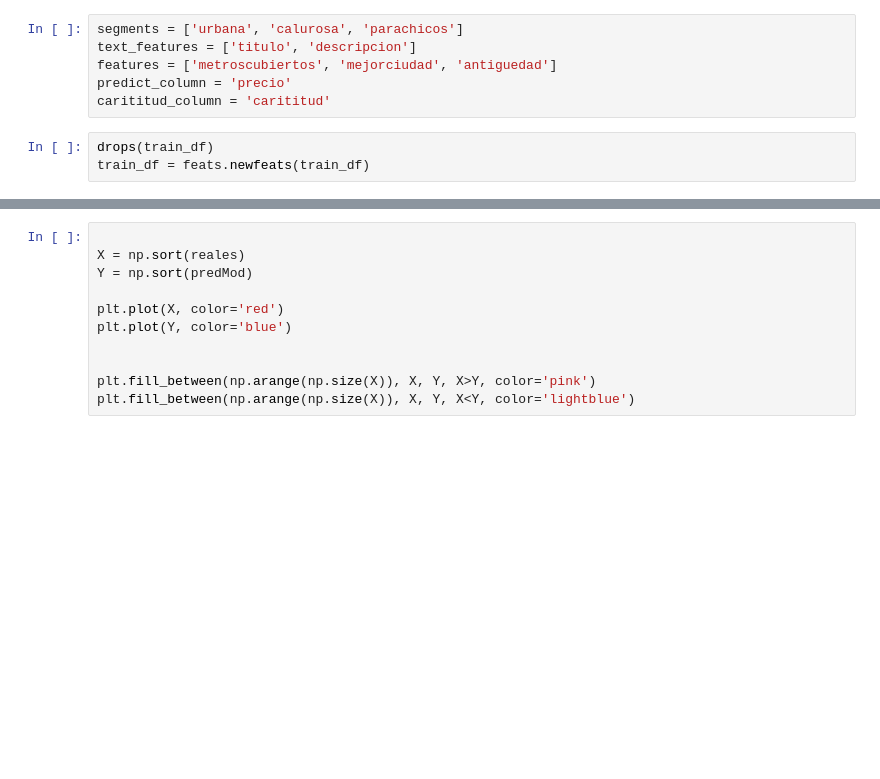
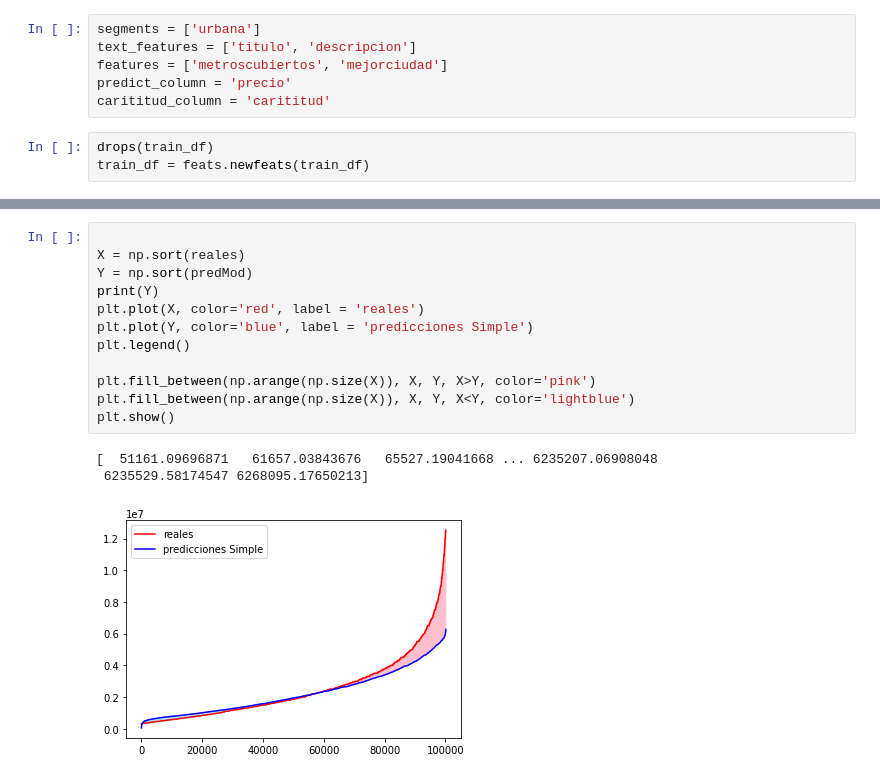
Before and after one commit to ToOrtner/Data-Analysis-properties, a Jupyter notebook: metnum-tp3-2020-1c/notebooks/exps.ipynb, the cells around one changed output, grey strips where cells are left out. Cells and saved outputs as stored; diff of their text form; blank space fills up the shorter version.

```diff
--- a/metnum-tp3-2020-1c/notebooks/exps.ipynb
+++ b/metnum-tp3-2020-1c/notebooks/exps.ipynb
@@ -7,9 +7,9 @@ train_df = train_df_original.copy()
 test_df_original = pd.read_csv('../data/test.csv')
 test_df = test_df_original.copy()
 # %%
-segments = ['urbana', 'calurosa', 'parachicos']
+segments = ['urbana']
 text_features = ['titulo', 'descripcion']
-features = ['metroscubiertos', 'mejorciudad', 'antiguedad']
+features = ['metroscubiertos', 'mejorciudad']
 predict_column = 'precio'
 carititud_column = 'carititud'
 # %%
@@ -42,14 +58,19 @@ ValueError: Length of values does not match length of index
 # %%
 
 X = np.sort(reales)
 Y = np.sort(predMod)
-
-plt.plot(X, color='red')
-plt.plot(Y, color='blue')
-
+print(Y)
+plt.plot(X, color='red', label = 'reales')
+plt.plot(Y, color='blue', label = 'predicciones Simple')
+plt.legend()
 
 plt.fill_between(np.arange(np.size(X)), X, Y, X>Y, color='pink')
 plt.fill_between(np.arange(np.size(X)), X, Y, X<Y, color='lightblue')
+plt.show()
+# %% [output]
+[  51161.09696871   61657.03843676   65527.19041668 ... 6235207.06908048
+ 6235529.58174547 6268095.17650213]
+[figure, added]
 # %%
 X = np.sort(reales)
 Y = np.sort(predNLP)
```
Also changed, not shown: parts of 2 cells of this notebook, 3 other files.
